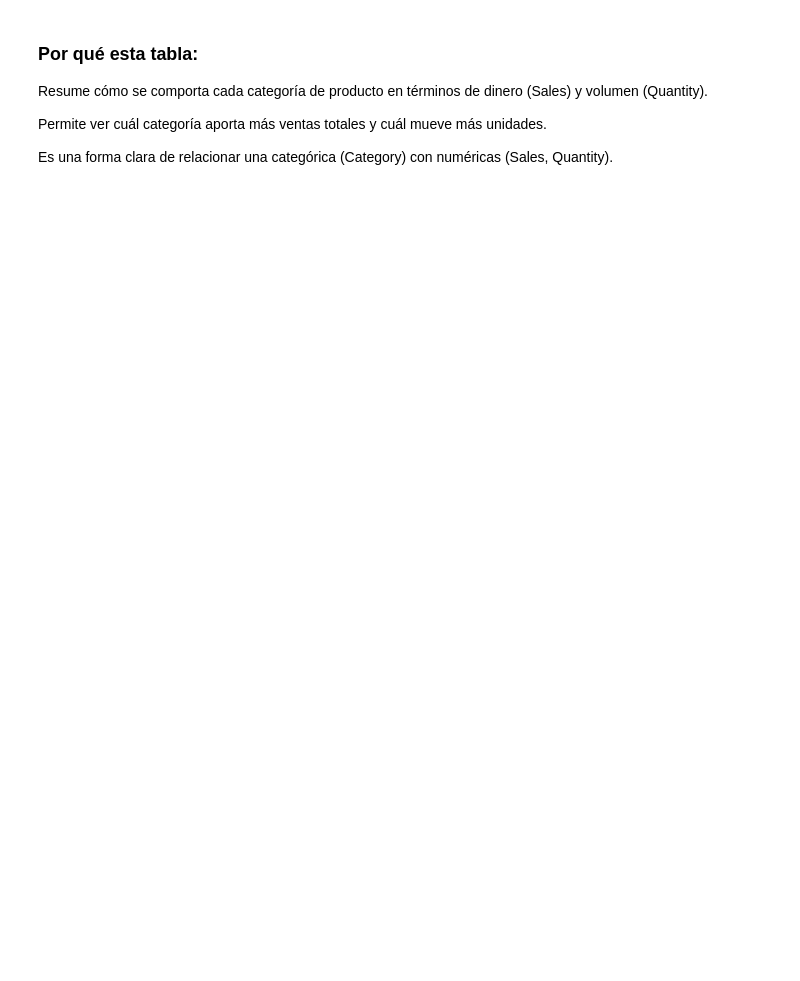
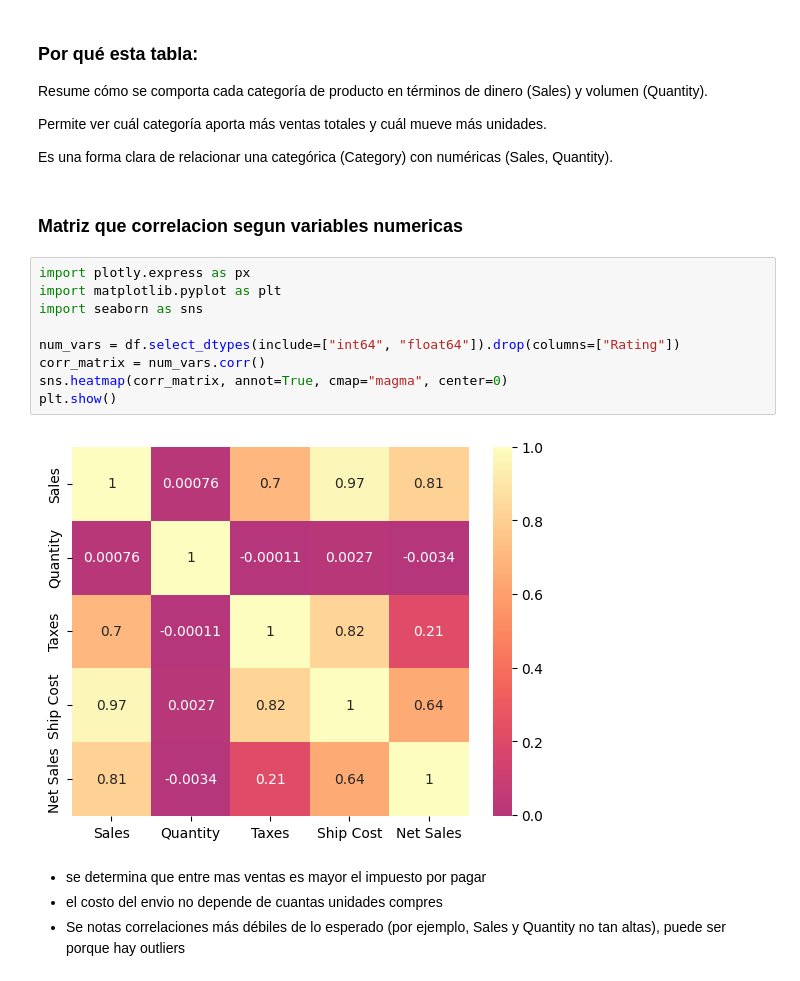
Before and after one commit to natalia-tp-dev/BIT_Taller_EDA, a Jupyter notebook: Taller2/respuestas.ipynb, the cells around one changed output. Cells and saved outputs as stored; diff of their text form; blank space fills up the shorter version.

```diff
--- a/Taller2/respuestas.ipynb
+++ b/Taller2/respuestas.ipynb
@@ -518,3 +594,20 @@ Resume cómo se comporta cada categoría de producto en términos de dinero (Sal
 Permite ver cuál categoría aporta más ventas totales y cuál mueve más unidades.
 
 Es una forma clara de relacionar una categórica (Category) con numéricas (Sales, Quantity).
+# %% [markdown]
+### Matriz que correlacion segun variables numericas
+# %%
+import plotly.express as px
+import matplotlib.pyplot as plt
+import seaborn as sns
+
+num_vars = df.select_dtypes(include=["int64", "float64"]).drop(columns=["Rating"])
+corr_matrix = num_vars.corr()
+sns.heatmap(corr_matrix, annot=True, cmap="magma", center=0)
+plt.show()
+# %% [output]
+[figure, added]
+# %% [markdown]
+- se determina que entre mas ventas es mayor el impuesto por pagar
+- el costo del envio no depende de cuantas unidades compres
+- Se notas correlaciones más débiles de lo esperado (por ejemplo, Sales y Quantity no tan altas), puede ser porque hay outliers
```
Also changed, not shown: parts of 9 cells of this notebook.
